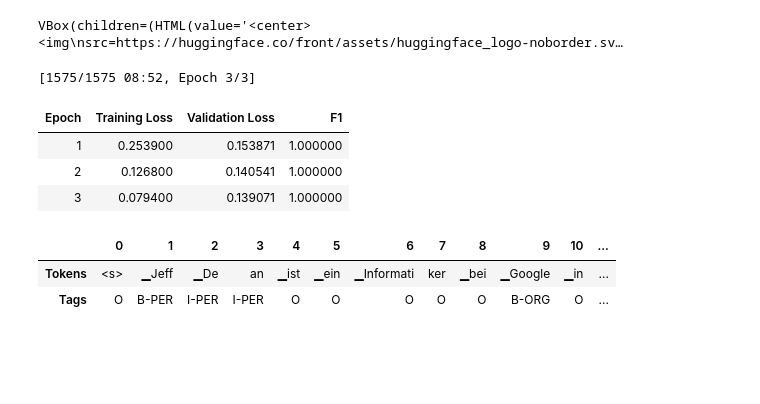
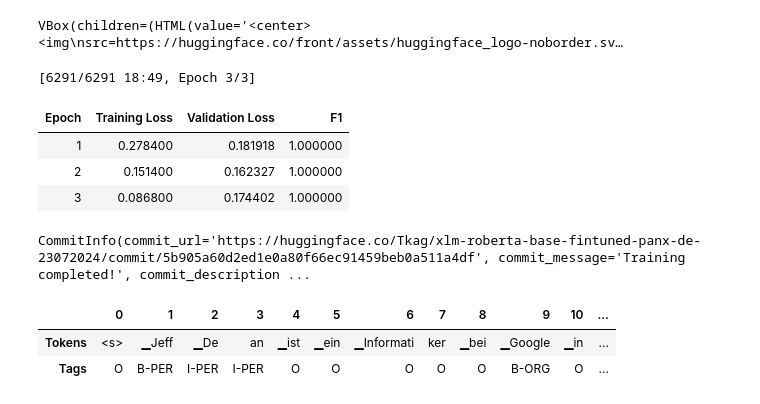
Before and after one commit to Tkag0001/Practice_NLP_with_transformer, a Jupyter notebook: Multilingual_named_entity_recognition_chapter_4.ipynb, the cells around one changed output. Drawn from its saved outputs; the diff is of its cells as text; code cells hidden in the pictures; blank space fills up the shorter version.

```diff
--- a/Multilingual_named_entity_recognition_chapter_4.ipynb
+++ b/Multilingual_named_entity_recognition_chapter_4.ipynb
@@ -530,7 +572,7 @@ def align_predictions(predictions, label_ids):
 from transformers import TrainingArguments
 # %%
 num_epochs = 3
-batch_size = 6
+batch_size = 12
 logging_steps = len(panx_de_encoded['train']) // batch_size
 model_name = f'{xlmr_model_name}-fintuned-panx-de-23072024'
 training_args = TrainingArguments(
@@ -576,14 +618,15 @@ trainer = Trainer(model_init = model_init, args = training_args,
                   tokenizer = xlmr_tokenizer)
 # %%
 trainer.train()
-# trainer.push_to_hub(commit_message = 'Init model, training completed!')
-trainer.push_to_hub = False
+trainer.push_to_hub(commit_message = 'Training completed!')
+# trainer.push_to_hub = False
 # %% [output]
-[1575/1575 08:52, Epoch 3/3]
+[6291/6291 18:49, Epoch 3/3]
 | Epoch | Training Loss | Validation Loss | F1 |
-| 1 | 0.253900 | 0.153871 | 1.000000 |
-| 2 | 0.126800 | 0.140541 | 1.000000 |
-| 3 | 0.079400 | 0.139071 | 1.000000 |
+| 1 | 0.278400 | 0.181918 | 1.000000 |
+| 2 | 0.151400 | 0.162327 | 1.000000 |
+| 3 | 0.086800 | 0.174402 | 1.000000 |
+CommitInfo(commit_url='https://huggingface.co/Tkag/xlm-roberta-base-fintuned-panx-de-23072024/commit/5b905a60d2ed1e0a80f66ec91459beb0a511a4df', commit_message='Training completed!', commit_description ...
 # %%
 text_de = "Jeff Dean ist ein Informatiker bei Google in Kalifornien"
 tag_text(text_de, tags, trainer.model, xlmr_tokenizer)
```
Also changed, not shown: parts of 33 cells of this notebook.
